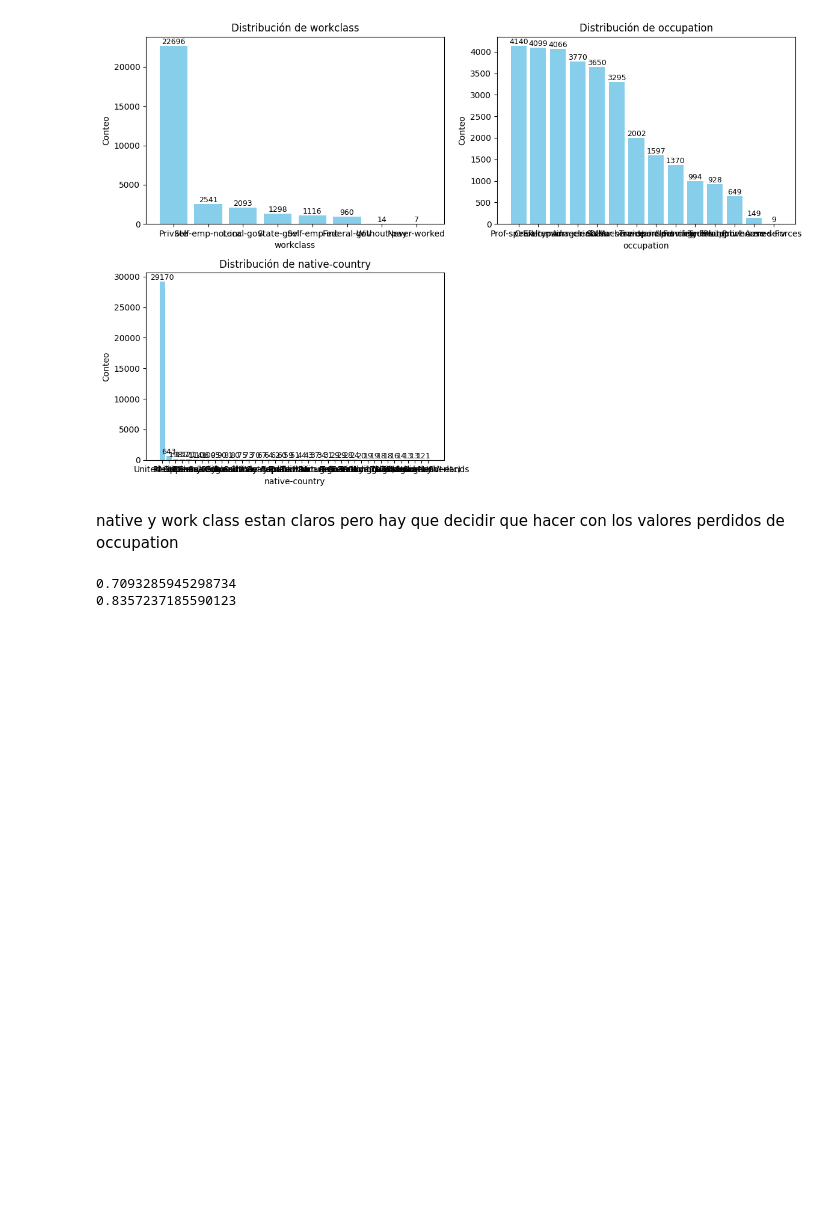
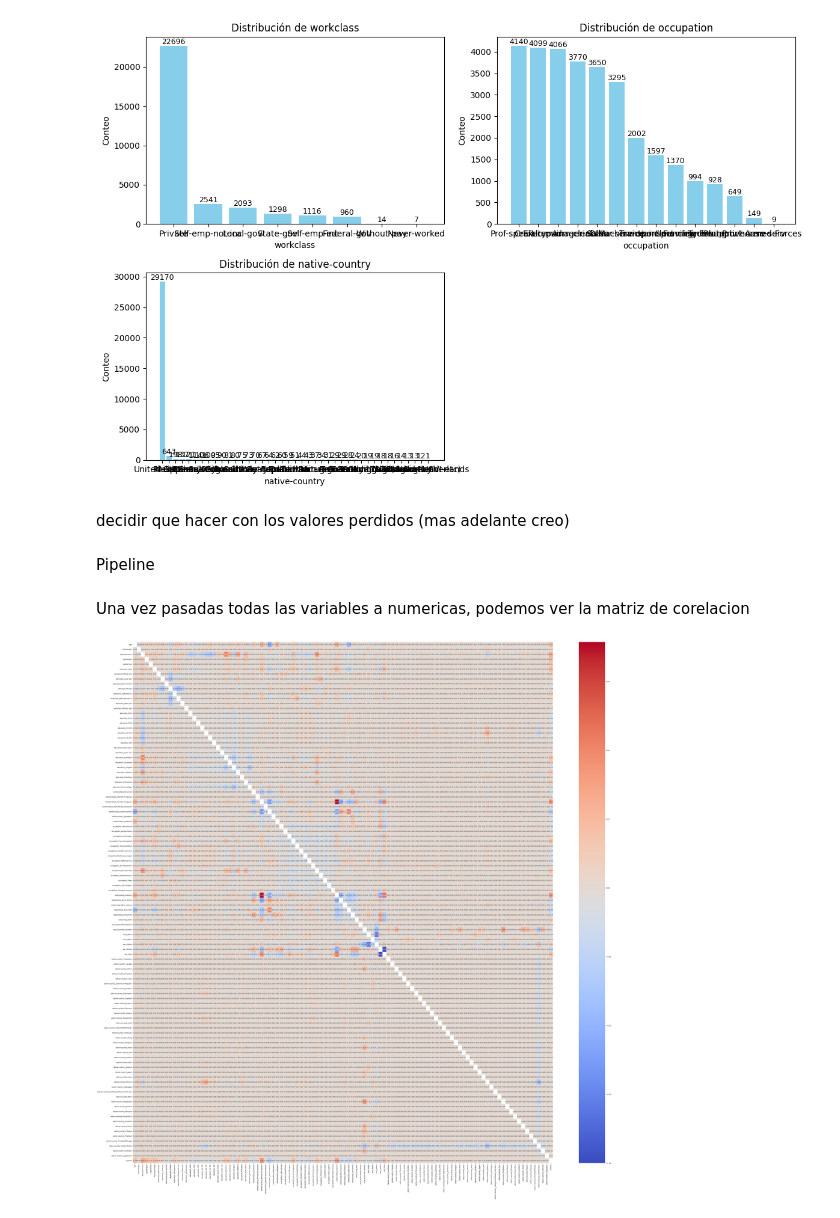
Before and after one commit to illa402/Salaty-ML-Project, a Jupyter notebook: preprocesamiento.ipynb, the cells around one changed output. Drawn from its saved outputs; the diff is of its cells as text; code cells hidden in the pictures; blank space fills up the shorter version.

```diff
--- a/preprocesamiento.ipynb
+++ b/preprocesamiento.ipynb
@@ -124,9 +116,10 @@ check_col_plt(data, ncolumns)
 # %% [output]
 [figure]
 # %% [markdown]
-native y work class estan claros pero hay que decidir que hacer con los valores perdidos de occupation
+ decidir que hacer con los valores perdidos (mas adelante creo)
+# %% [markdown]
+Pipeline
 # %%
-
 
 def transformar_income(X):
     """Transforma la columna 'income' en una variable binaria."""
@@ -143,6 +136,7 @@ def separar_x_y(data):
 def transformar_categoricas_a_binarias(X):
 
     X = X.copy()
+    variables_categoricas_binarias = X.select_dtypes(include=['object']).columns
     dummies = pd.get_dummies(X, columns=variables_categoricas_binarias)
     if hasattr(transformar_categoricas_a_binarias, 'dummy_columns'):
         dummies = dummies.reindex(columns=transformar_categoricas_a_binarias.dummy_columns, fill_value=0)
@@ -151,27 +145,24 @@ def transformar_categoricas_a_binarias(X):
     return dummies
 binary_transformer = FunctionTransformer(transformar_categoricas_a_binarias)
 
-# variables_categoricas_binarias = ['workclass', 'education', 'marital-status', 'occupation', 'relationship', 'race', 'sex', 'native-country']
-variables_categoricas_binarias = categorical_cols
 
 # Definimos el pipeline con el transformador
 pipeline = Pipeline([
     ('transformar_categoricas', binary_transformer),
     ('classifier', KNeighborsClassifier())
 ])
-
-X, y = separar_x_y(transformar_income(data))
-# Aplicamos el pipeline a los datos
-pipeline.fit(X, y)
-# print(y)
-
-predicciones = pipeline.predict(X)
-print(roc_auc_score(y, predicciones))
-print(accuracy_score(y, predicciones))
-# Mostramos las primeras filas para verificar la transformación
-# print(data_transformed.head())
-# mostrar unas filas concretas
-# print(data_transformed.loc[10:15])
+data_binary_income = transformar_income(data)
+X, y = separar_x_y(data_binary_income)
-# %% [output]
-0.7093285945298734
-0.8357237185590123
+# %% [markdown]
+Una vez pasadas todas las variables a numericas, podemos ver la matriz de corelacion
+# %%
+X_transformed = binary_transformer.transform(X)
+X_transformed = pd.concat([X_transformed, y], axis=1)
+corr_matrix = X_transformed.corr()
+filtered_corr = corr_matrix.where(corr_matrix != 1)
+
+plt.figure(figsize=(60,60))
+sns.heatmap(filtered_corr, annot=True, cmap='coolwarm', fmt='.2f')
+plt.show()
+# %% [output]
+[figure, added]
```
Also changed, not shown: parts of 10 cells of this notebook.
